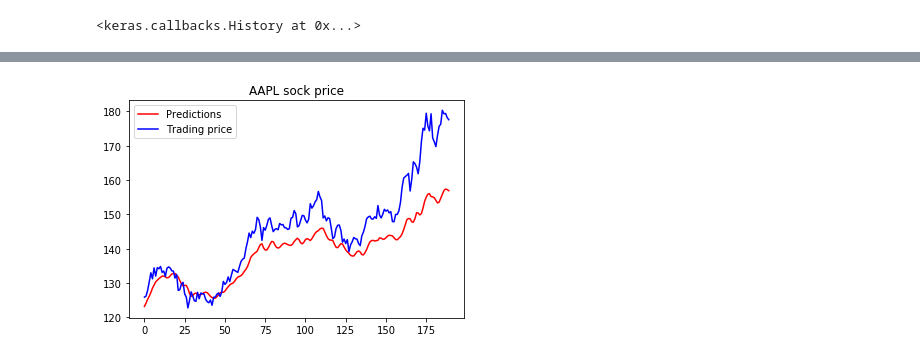
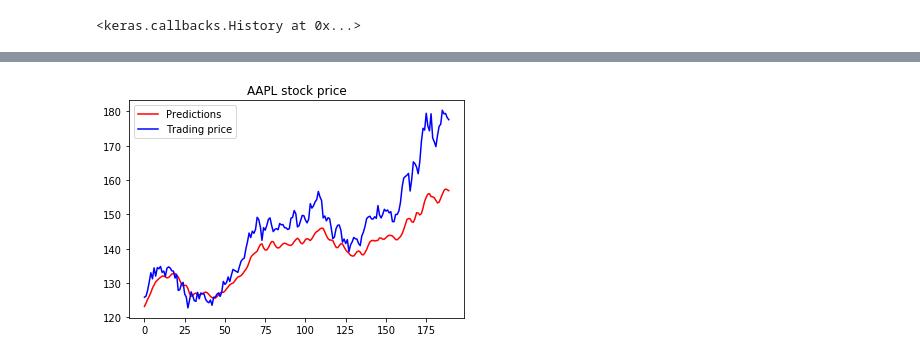
Before and after one commit to pedro123456789-wq/Stock-price-predictor-LSTM, a Jupyter notebook: dataAnalysis.ipynb, the cells around one changed output, grey strips where cells are left out. Drawn from its saved outputs; the diff is of its cells as text; code cells hidden in the pictures.

```diff
--- a/dataAnalysis.ipynb
+++ b/dataAnalysis.ipynb
@@ -228,14 +228,14 @@ predictions = makePredictions(xTest)
 # %%
 #plot graph of predictions against real values
 output = yScaler.inverse_transform(yTest.reshape(-1, 1))
 
 plt.plot(predictions, c = 'r', label = 'Predictions')
 plt.plot(output, c = 'b', label = f'Trading price')
 plt.legend(loc = 'upper left')
-plt.title(f'{TICKER} sock price')
+plt.title(f'{TICKER} stock price')
 plt.show()
 # %% [output]
-[figure, old version]
+[figure, new version]
 # %%
 # Save tensorflow model
 # model.save(MODEL_OUTPUT_PATH)
```
